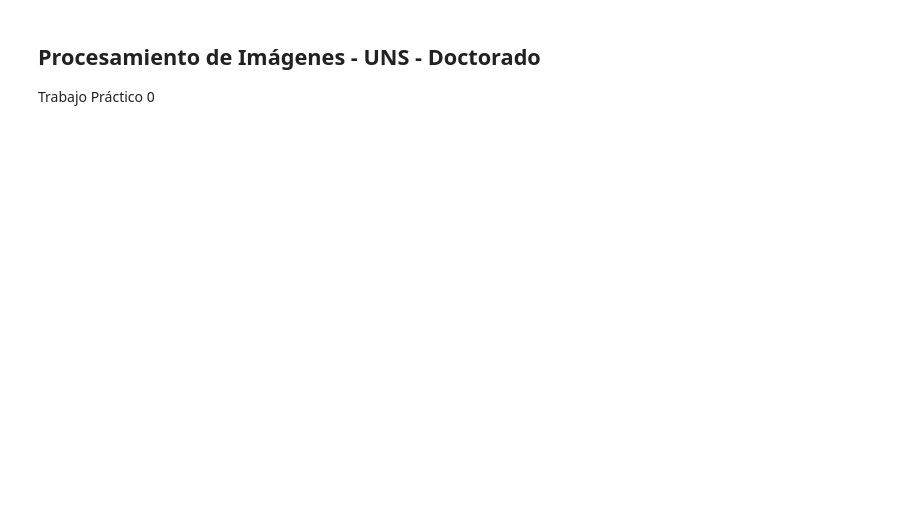
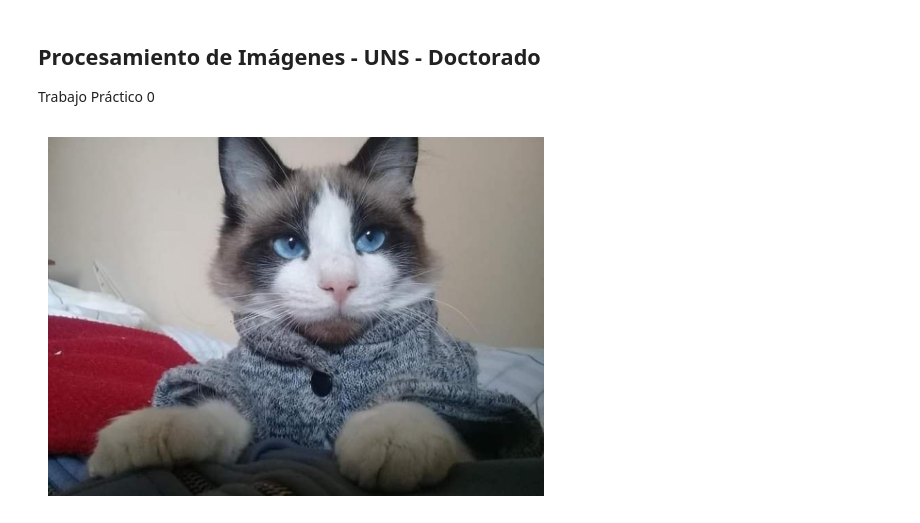
Before and after one commit to pablonicolasr/pdi_uns, a Jupyter notebook: tp0/pdi_tp0.ipynb, the cells around one changed output. Drawn from its saved outputs; the diff is of its cells as text; code cells hidden in the pictures; blank space fills up the shorter version.

```diff
--- a/tp0/pdi_tp0.ipynb
+++ b/tp0/pdi_tp0.ipynb
@@ -12,4 +13,11 @@ from matplotlib import pyplot
 from matplotlib.widgets import Slider
 # %%
 # load image as pixel array
-image = mimage.imread(os.path.join(os.getcwd(), "shely720x521.jpg")) / 255
+# An image of a file opens
+image = mpimg.imread(os.path.join(os.getcwd(), "shely720x521.jpg")) # / 255
+
+plt.imshow(image)
+plt.axis('off')  # Para desactivar los ejes en la visualización
+plt.show()
+# %% [output]
+[figure, added]
```
Also changed, not shown: parts of 29 cells of this notebook, 5 other files.
